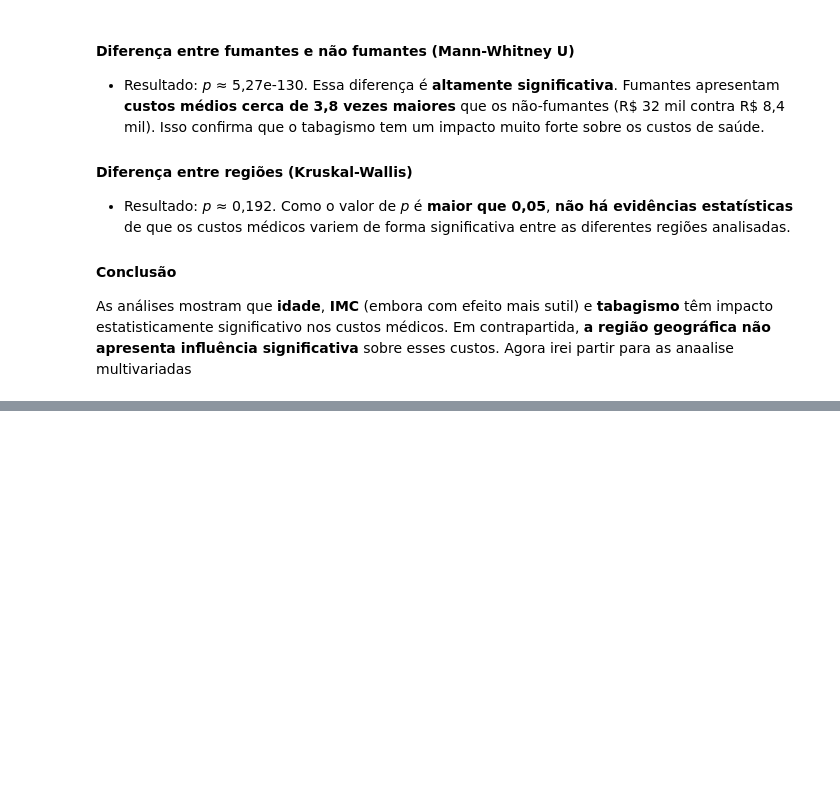
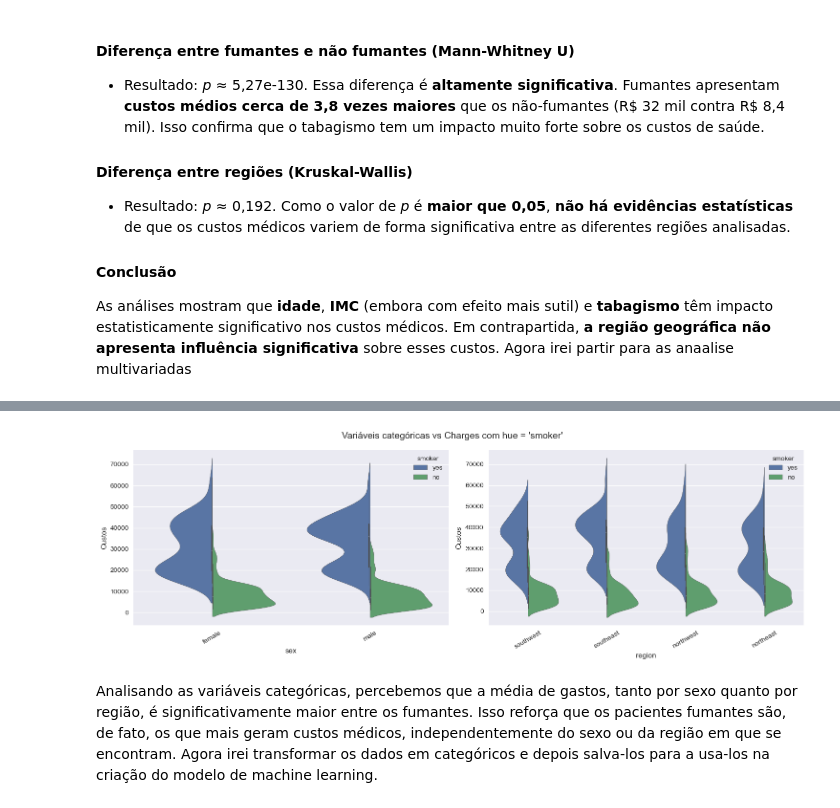
Before and after one commit to Riansito/Analise-de-Custos-de-Seguro-Saude-Modelagem-Preditiva, a Jupyter notebook: Notebooks/ETL e EDA.ipynb, the cells around one changed output, grey strips where cells are left out. Drawn from its saved outputs; the diff is of its cells as text; code cells hidden in the pictures; blank space fills up the shorter version.

```diff
--- a/Notebooks/ETL e EDA.ipynb
+++ b/Notebooks/ETL e EDA.ipynb
@@ -255,3 +243,9 @@ O gráfico acima também não apresenta diferenças de média de filhos o que no
+# %%
+eda.analiseMultivariada(df, "object")
+# %% [output]
+[figure, added]
+# %% [markdown]
+Analisando as variáveis categóricas, percebemos que a média de gastos, tanto por sexo quanto por região, é significativamente maior entre os fumantes. Isso reforça que os pacientes fumantes são, de fato, os que mais geram custos médicos, independentemente do sexo ou da região em que se encontram. Agora irei transformar os dados em categóricos e depois salva-los para a usa-los na criação do modelo de machine learning.
 # %%
 df_tratado = pd.get_dummies(df, columns=['sex', 'smoker', 'region'], drop_first=True)#Tranformando features categoricas em numericas
 # %%
```
Also changed, not shown: parts of 9 cells of this notebook, 3 other files.
